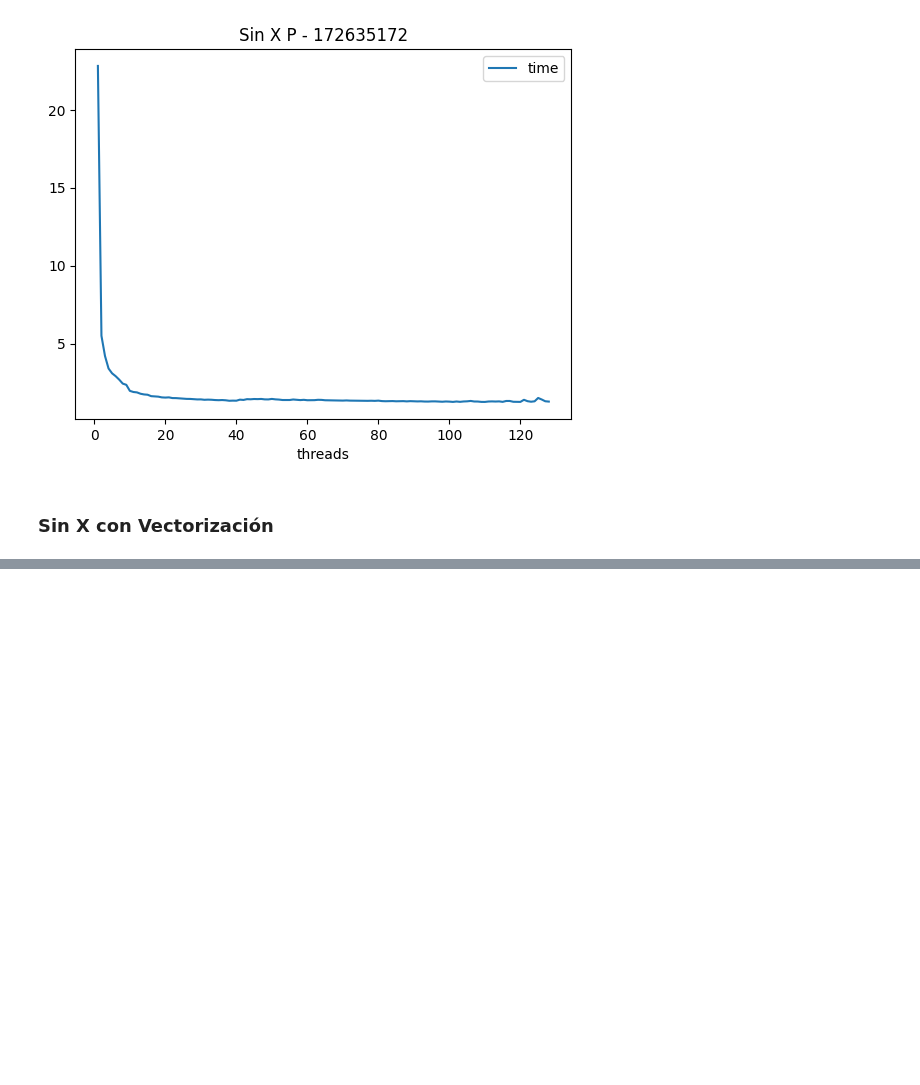
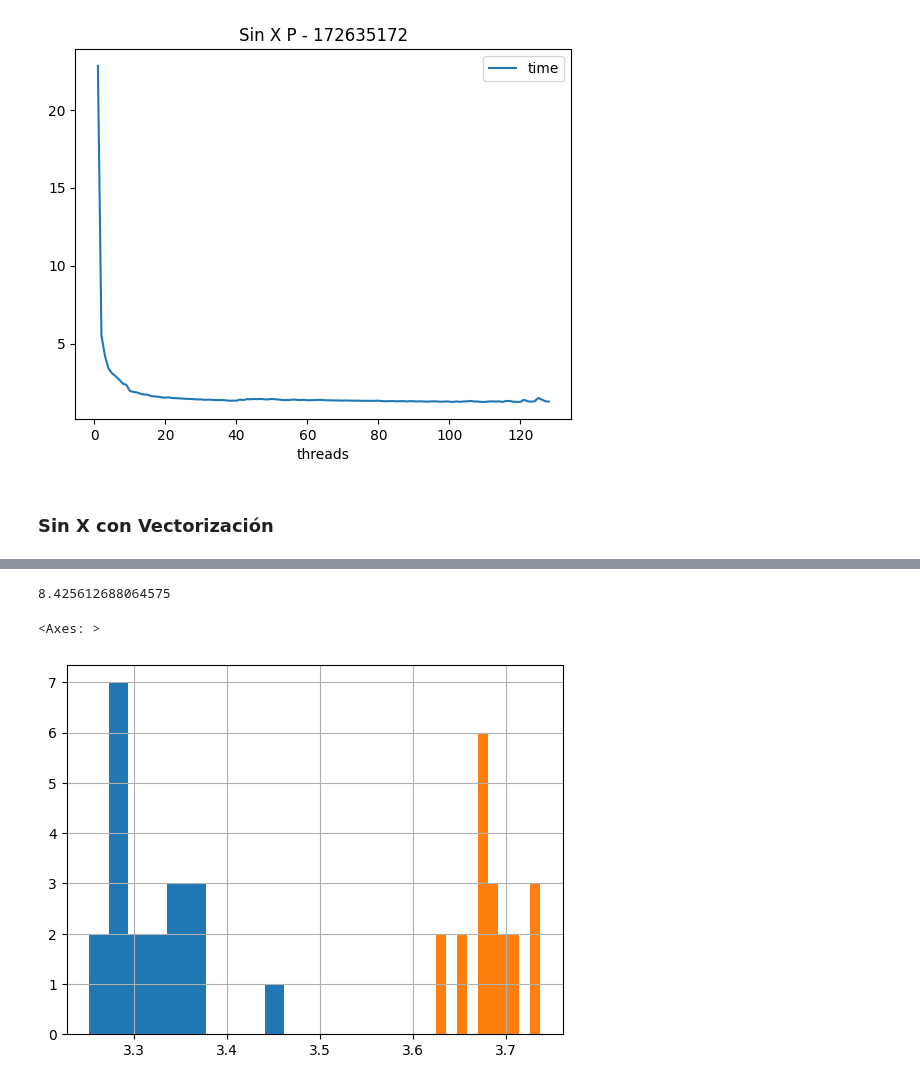
Before and after one commit to jparadadev/notebooks, a Jupyter notebook: high-performance-for-cyber-security/sinx.ipynb, the cells around one changed output, grey strips where cells are left out. Drawn from its saved outputs; the diff is of its cells as text; code cells hidden in the pictures; blank space fills up the shorter version.

```diff
--- a/high-performance-for-cyber-security/sinx.ipynb
+++ b/high-performance-for-cyber-security/sinx.ipynb
@@ -80,3 +72,8 @@ plt.show()
 [figure]
 # %% [markdown]
 ### Sin X con Vectorización
+# %%
+df_v_easy = pd.read_csv('./datasets/sinx-v.1.1.csv')
+df_v_hard = pd.read_csv('./datasets/sinx-v.172635172.1.1.csv')
+
+df_v_easy.head()
@@ -82,0 +87,19 @@ plt.show()
+# %%
+df_v_easy['time'].median()
+df_v_hard['time'].median()
+# %% [output]
+8.425612688064575
+# %%
+df_v_easy = df_v_easy.head(20)
+df_v_hard = df_v_hard.head(20)
+
+df_ori_easy = df_ori_easy.head(20)
+df_ori_hard = df_ori_hard.head(20)
+# %%
+%matplotlib inline
+
+df_v_easy['time'].hist()
+df_ori_easy['time'].hist()
+# %% [output]
+<Axes: >
+[figure, added]
```
Also changed, not shown: parts of 5 cells of this notebook.
